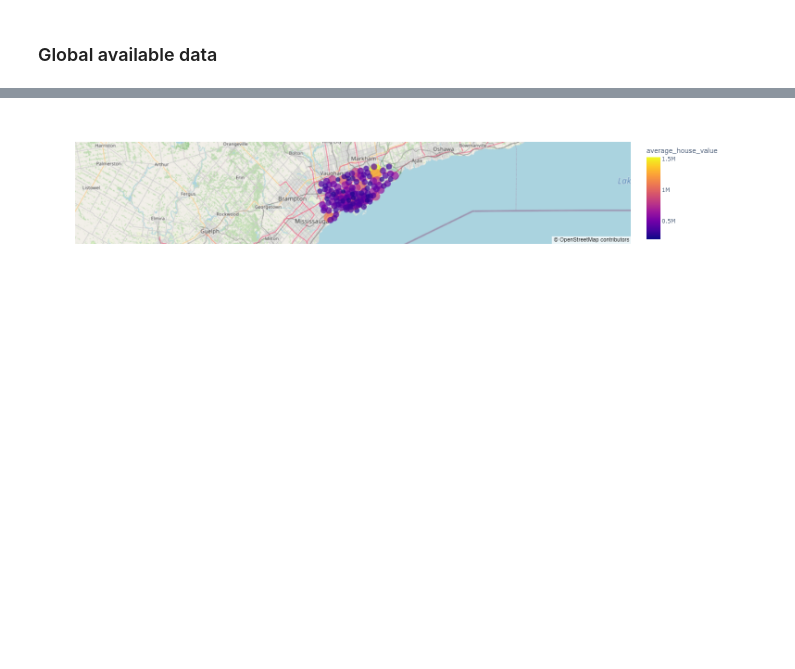
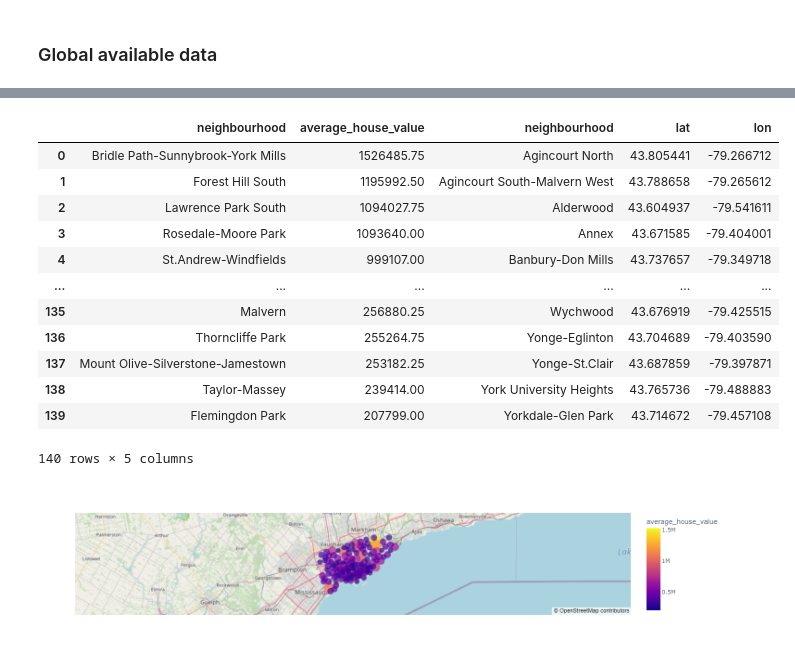
Before and after one commit to JimP315/PyViz, a Jupyter notebook: dashboard.ipynb, the cells around one changed output, grey strips where cells are left out. Drawn from its saved outputs; the diff is of its cells as text; code cells hidden in the pictures; blank space fills up the shorter version.

```diff
--- a/dashboard.ipynb
+++ b/dashboard.ipynb
@@ -82,33 +75,49 @@ df_avg_costs = (to_data[["shelter_costs_owned", "shelter_costs_rented"]]
 df_avg_value = (to_data[["average_house_value"]]
                .groupby(to_data.index).mean())
 
 
 
 # getting the mean number of dwelling types units per year
 
 df_dwelling_units = to_data[dwelling_types].groupby(to_data.index).sum()
 
 #this lists each suburb and the varioius years and provides data on average house value
 df_average_value = to_data[["neighbourhood","average_house_value"]]
 df_average_value = df_average_value.reset_index()
 
 #getting the number of dwelling types per year
 df_number_dwellings = to_data.reset_index()
 
 # Getting the data from the top 10 expensive neighbourhoods
 df_expensive_neighbourhoods = to_data.groupby(by="neighbourhood").mean()
 df_expensive_neighbourhoods = df_expensive_neighbourhoods.sort_values(
     by="average_house_value", ascending=False
 ).head(10)
 df_expensive_neighbourhoods = df_expensive_neighbourhoods.reset_index()
 
 # Getting the mean values for each neighbourhood
 mean_data = to_data[['neighbourhood', 'average_house_value']].groupby('neighbourhood').sum()/4
 mean_data = mean_data.sort_values('average_house_value', ascending=False).reset_index()
 
 # getting the concatentated suburbs via neighbourhood and coordinates
 
 suburbs = pd.concat([mean_data,df_neighbourhood_locations], join = 'inner', axis ='columns')
+
+suburbs
+# %% [output]
+|  | neighbourhood | average_house_value | neighbourhood | lat | lon |
+| 0 | Bridle Path-Sunnybrook-York Mills | 1526485.75 | Agincourt North | 43.805441 | -79.266712 |
+| 1 | Forest Hill South | 1195992.50 | Agincourt South-Malvern West | 43.788658 | -79.265612 |
+| 2 | Lawrence Park South | 1094027.75 | Alderwood | 43.604937 | -79.541611 |
+| 3 | Rosedale-Moore Park | 1093640.00 | Annex | 43.671585 | -79.404001 |
+| 4 | St.Andrew-Windfields | 999107.00 | Banbury-Don Mills | 43.737657 | -79.349718 |
+| ... | ... | ... | ... | ... | ... |
+| 135 | Malvern | 256880.25 | Wychwood | 43.676919 | -79.425515 |
+| 136 | Thorncliffe Park | 255264.75 | Yonge-Eglinton | 43.704689 | -79.403590 |
+| 137 | Mount Olive-Silverstone-Jamestown | 253182.25 | Yonge-St.Clair | 43.687859 | -79.397871 |
+| 138 | Taylor-Massey | 239414.00 | York University Heights | 43.765736 | -79.488883 |
+| 139 | Flemingdon Park | 207799.00 | Yorkdale-Glen Park | 43.714672 | -79.457108 |
+140 rows × 5 columns
 # %%
 # Define Panel visualization functions
 def neighbourhood_map():
```
Also changed, not shown: parts of 15 cells of this notebook, 1 other file.
